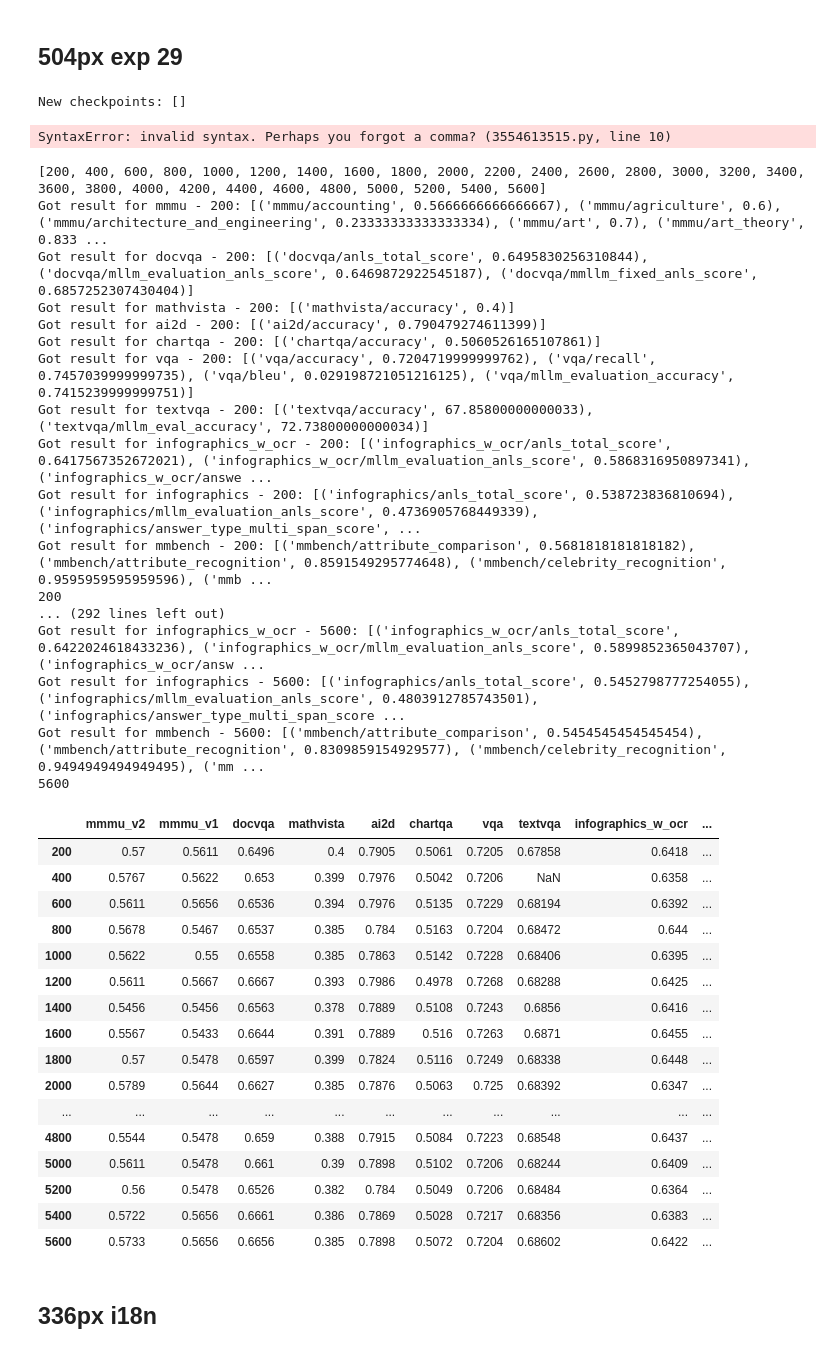
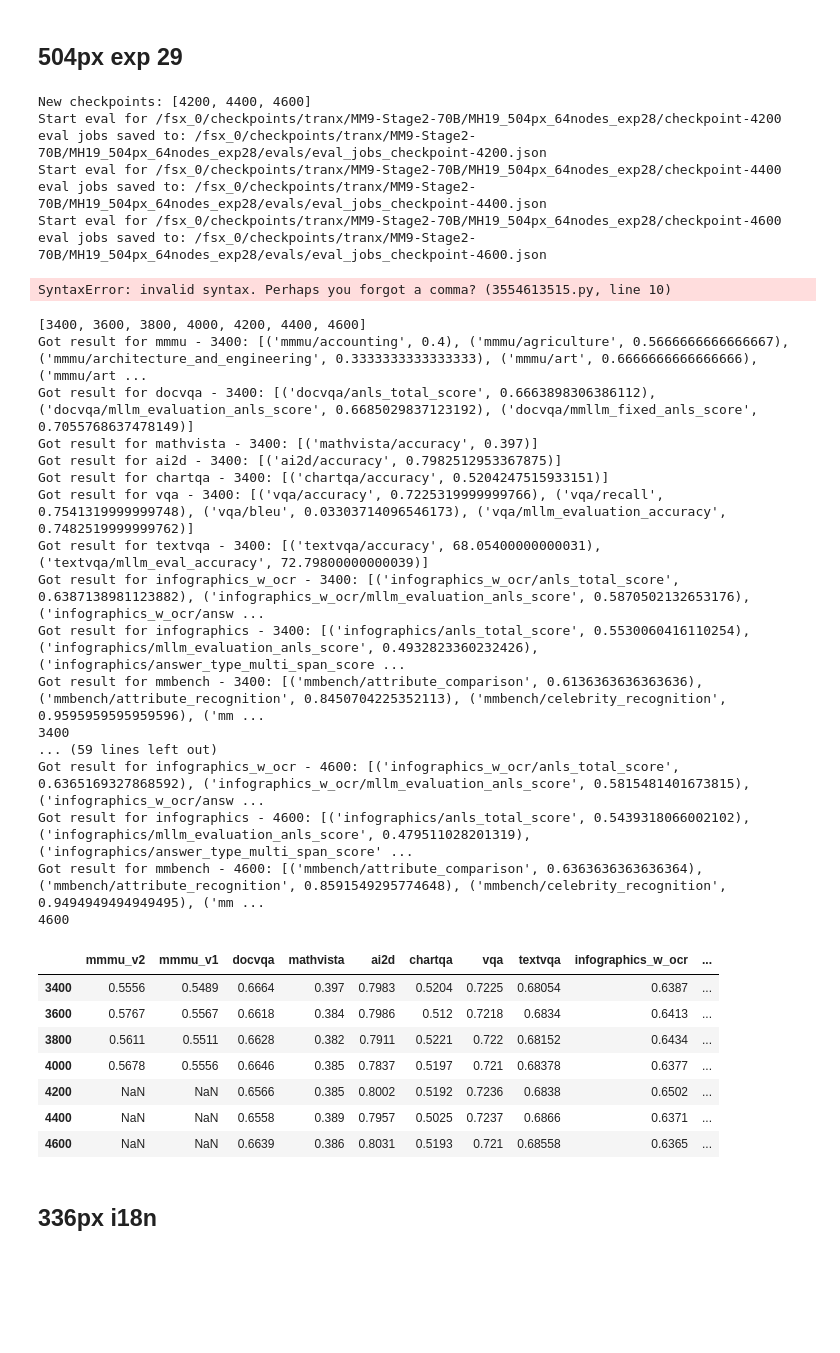
Before and after one commit to harrytranx/experiments, a Jupyter notebook: eval.ipynb, the cells around one changed output. Drawn from its saved outputs; the diff is of its cells as text; code cells hidden in the pictures; blank space fills up the shorter version.

```diff
--- a/eval.ipynb
+++ b/eval.ipynb
@@ -453,13 +457,19 @@ Got result for mmbench - 4200: [('mmbench/attribute_comparison', 0.5909090909090
 ## 504px exp 29
 # %%
 eval_helper.run_eval_sweep(
-    output_dir=f"/fsx_0/checkpoints/tranx/MM9-Stage2-70B/MH19_504px_64nodes_exp29",
+    output_dir=f"/fsx_0/checkpoints/tranx/MM9-Stage2-70B/MH19_504px_64nodes_exp28",
     eval_sbatch=EVAL_SBATCH,
     eval_config_dir=EVAL_CONFIG_DIR,
     aligner_parent_dir=ALIGNER_CODE_DIR,
 )
 # %% [output]
-New checkpoints: []
+New checkpoints: [4200, 4400, 4600]
+Start eval for /fsx_0/checkpoints/tranx/MM9-Stage2-70B/MH19_504px_64nodes_exp28/checkpoint-4200
+eval jobs saved to: /fsx_0/checkpoints/tranx/MM9-Stage2-70B/MH19_504px_64nodes_exp28/evals/eval_jobs_checkpoint-4200.json
+Start eval for /fsx_0/checkpoints/tranx/MM9-Stage2-70B/MH19_504px_64nodes_exp28/checkpoint-4400
+eval jobs saved to: /fsx_0/checkpoints/tranx/MM9-Stage2-70B/MH19_504px_64nodes_exp28/evals/eval_jobs_checkpoint-4400.json
+Start eval for /fsx_0/checkpoints/tranx/MM9-Stage2-70B/MH19_504px_64nodes_exp28/checkpoint-4600
+eval jobs saved to: /fsx_0/checkpoints/tranx/MM9-Stage2-70B/MH19_504px_64nodes_exp28/evals/eval_jobs_checkpoint-4600.json
 # %%
 # output_dir = "/fsx_0/checkpoints/tranx/MM9-Stage2-70B/MH19_504px_64nodes_exp29"
 # c = 5200
@@ -477,42 +487,33 @@ New checkpoints: []
 # %% [output]
 SyntaxError: invalid syntax. Perhaps you forgot a comma? (3554613515.py, line 10)
 # %%
-eval_helper.get_eval_scores_all("/fsx_0/checkpoints/tranx/MM9-Stage2-70B/MH19_504px_64nodes_exp29")
+eval_helper.get_eval_scores_all("/fsx_0/checkpoints/tranx/MM9-Stage2-70B/MH19_504px_64nodes_exp28")
 # %% [output]
-[200, 400, 600, 800, 1000, 1200, 1400, 1600, 1800, 2000, 2200, 2400, 2600, 2800, 3000, 3200, 3400, 3600, 3800, 4000, 4200, 4400, 4600, 4800, 5000, 5200, 5400, 5600]
-Got result for mmmu - 200: [('mmmu/accounting', 0.5666666666666667), ('mmmu/agriculture', 0.6), ('mmmu/architecture_and_engineering', 0.23333333333333334), ('mmmu/art', 0.7), ('mmmu/art_theory', 0.833 ...
-Got result for docvqa - 200: [('docvqa/anls_total_score', 0.6495830256310844), ('docvqa/mllm_evaluation_anls_score', 0.6469872922545187), ('docvqa/mmllm_fixed_anls_score', 0.6857252307430404)]
-Got result for mathvista - 200: [('mathvista/accuracy', 0.4)]
-Got result for ai2d - 200: [('ai2d/accuracy', 0.790479274611399)]
-Got result for chartqa - 200: [('chartqa/accuracy', 0.5060526165107861)]
-Got result for vqa - 200: [('vqa/accuracy', 0.7204719999999762), ('vqa/recall', 0.7457039999999735), ('vqa/bleu', 0.029198721051216125), ('vqa/mllm_evaluation_accuracy', 0.7415239999999751)]
-Got result for textvqa - 200: [('textvqa/accuracy', 67.85800000000033), ('textvqa/mllm_eval_accuracy', 72.73800000000034)]
-Got result for infographics_w_ocr - 200: [('infographics_w_ocr/anls_total_score', 0.6417567352672021), ('infographics_w_ocr/mllm_evaluation_anls_score', 0.5868316950897341), ('infographics_w_ocr/answe ...
-Got result for infographics - 200: [('infographics/anls_total_score', 0.538723836810694), ('infographics/mllm_evaluation_anls_score', 0.4736905768449339), ('infographics/answer_type_multi_span_score', ...
-Got result for mmbench - 200: [('mmbench/attribute_comparison', 0.5681818181818182), ('mmbench/attribute_recognition', 0.8591549295774648), ('mmbench/celebrity_recognition', 0.9595959595959596), ('mmb ...
-200
-... (292 lines left out)
-Got result for infographics_w_ocr - 5600: [('infographics_w_ocr/anls_total_score', 0.6422024618433236), ('infographics_w_ocr/mllm_evaluation_anls_score', 0.5899852365043707), ('infographics_w_ocr/answ ...
-Got result for infographics - 5600: [('infographics/anls_total_score', 0.5452798777254055), ('infographics/mllm_evaluation_anls_score', 0.4803912785743501), ('infographics/answer_type_multi_span_score ...
-Got result for mmbench - 5600: [('mmbench/attribute_comparison', 0.5454545454545454), ('mmbench/attribute_recognition', 0.8309859154929577), ('mmbench/celebrity_recognition', 0.9494949494949495), ('mm ...
-5600
+[3400, 3600, 3800, 4000, 4200, 4400, 4600]
+Got result for mmmu - 3400: [('mmmu/accounting', 0.4), ('mmmu/agriculture', 0.5666666666666667), ('mmmu/architecture_and_engineering', 0.3333333333333333), ('mmmu/art', 0.6666666666666666), ('mmmu/art ...
+Got result for docvqa - 3400: [('docvqa/anls_total_score', 0.6663898306386112), ('docvqa/mllm_evaluation_anls_score', 0.6685029837123192), ('docvqa/mmllm_fixed_anls_score', 0.7055768637478149)]
+Got result for mathvista - 3400: [('mathvista/accuracy', 0.397)]
+Got result for ai2d - 3400: [('ai2d/accuracy', 0.7982512953367875)]
+Got result for chartqa - 3400: [('chartqa/accuracy', 0.5204247515933151)]
+Got result for vqa - 3400: [('vqa/accuracy', 0.7225319999999766), ('vqa/recall', 0.7541319999999748), ('vqa/bleu', 0.03303714096546173), ('vqa/mllm_evaluation_accuracy', 0.7482519999999762)]
+Got result for textvqa - 3400: [('textvqa/accuracy', 68.05400000000031), ('textvqa/mllm_eval_accuracy', 72.79800000000039)]
+Got result for infographics_w_ocr - 3400: [('infographics_w_ocr/anls_total_score', 0.6387138981123882), ('infographics_w_ocr/mllm_evaluation_anls_score', 0.5870502132653176), ('infographics_w_ocr/answ ...
+Got result for infographics - 3400: [('infographics/anls_total_score', 0.5530060416110254), ('infographics/mllm_evaluation_anls_score', 0.4932823360232426), ('infographics/answer_type_multi_span_score ...
+Got result for mmbench - 3400: [('mmbench/attribute_comparison', 0.6136363636363636), ('mmbench/attribute_recognition', 0.8450704225352113), ('mmbench/celebrity_recognition', 0.9595959595959596), ('mm ...
+3400
+... (59 lines left out)
+Got result for infographics_w_ocr - 4600: [('infographics_w_ocr/anls_total_score', 0.6365169327868592), ('infographics_w_ocr/mllm_evaluation_anls_score', 0.5815481401673815), ('infographics_w_ocr/answ ...
+Got result for infographics - 4600: [('infographics/anls_total_score', 0.5439318066002102), ('infographics/mllm_evaluation_anls_score', 0.479511028201319), ('infographics/answer_type_multi_span_score' ...
+Got result for mmbench - 4600: [('mmbench/attribute_comparison', 0.6363636363636364), ('mmbench/attribute_recognition', 0.8591549295774648), ('mmbench/celebrity_recognition', 0.9494949494949495), ('mm ...
+4600
 |  | mmmu_v2 | mmmu_v1 | docvqa | mathvista | ai2d | chartqa | vqa | textvqa | infographics_w_ocr | ... |
-| 200 | 0.57 | 0.5611 | 0.6496 | 0.4 | 0.7905 | 0.5061 | 0.7205 | 0.67858 | 0.6418 | ... |
-| 400 | 0.5767 | 0.5622 | 0.653 | 0.399 | 0.7976 | 0.5042 | 0.7206 | NaN | 0.6358 | ... |
-| 600 | 0.5611 | 0.5656 | 0.6536 | 0.394 | 0.7976 | 0.5135 | 0.7229 | 0.68194 | 0.6392 | ... |
-| 800 | 0.5678 | 0.5467 | 0.6537 | 0.385 | 0.784 | 0.5163 | 0.7204 | 0.68472 | 0.644 | ... |
-| 1000 | 0.5622 | 0.55 | 0.6558 | 0.385 | 0.7863 | 0.5142 | 0.7228 | 0.68406 | 0.6395 | ... |
-| 1200 | 0.5611 | 0.5667 | 0.6667 | 0.393 | 0.7986 | 0.4978 | 0.7268 | 0.68288 | 0.6425 | ... |
-| 1400 | 0.5456 | 0.5456 | 0.6563 | 0.378 | 0.7889 | 0.5108 | 0.7243 | 0.6856 | 0.6416 | ... |
-| 1600 | 0.5567 | 0.5433 | 0.6644 | 0.391 | 0.7889 | 0.516 | 0.7263 | 0.6871 | 0.6455 | ... |
-| 1800 | 0.57 | 0.5478 | 0.6597 | 0.399 | 0.7824 | 0.5116 | 0.7249 | 0.68338 | 0.6448 | ... |
-| 2000 | 0.5789 | 0.5644 | 0.6627 | 0.385 | 0.7876 | 0.5063 | 0.725 | 0.68392 | 0.6347 | ... |
-| ... | ... | ... | ... | ... | ... | ... | ... | ... | ... | ... |
-| 4800 | 0.5544 | 0.5478 | 0.659 | 0.388 | 0.7915 | 0.5084 | 0.7223 | 0.68548 | 0.6437 | ... |
-| 5000 | 0.5611 | 0.5478 | 0.661 | 0.39 | 0.7898 | 0.5102 | 0.7206 | 0.68244 | 0.6409 | ... |
-| 5200 | 0.56 | 0.5478 | 0.6526 | 0.382 | 0.784 | 0.5049 | 0.7206 | 0.68484 | 0.6364 | ... |
-| 5400 | 0.5722 | 0.5656 | 0.6661 | 0.386 | 0.7869 | 0.5028 | 0.7217 | 0.68356 | 0.6383 | ... |
-| 5600 | 0.5733 | 0.5656 | 0.6656 | 0.385 | 0.7898 | 0.5072 | 0.7204 | 0.68602 | 0.6422 | ... |
+| 3400 | 0.5556 | 0.5489 | 0.6664 | 0.397 | 0.7983 | 0.5204 | 0.7225 | 0.68054 | 0.6387 | ... |
+| 3600 | 0.5767 | 0.5567 | 0.6618 | 0.384 | 0.7986 | 0.512 | 0.7218 | 0.6834 | 0.6413 | ... |
+| 3800 | 0.5611 | 0.5511 | 0.6628 | 0.382 | 0.7911 | 0.5221 | 0.722 | 0.68152 | 0.6434 | ... |
+| 4000 | 0.5678 | 0.5556 | 0.6646 | 0.385 | 0.7837 | 0.5197 | 0.721 | 0.68378 | 0.6377 | ... |
+| 4200 | NaN | NaN | 0.6566 | 0.385 | 0.8002 | 0.5192 | 0.7236 | 0.6838 | 0.6502 | ... |
+| 4400 | NaN | NaN | 0.6558 | 0.389 | 0.7957 | 0.5025 | 0.7237 | 0.6866 | 0.6371 | ... |
+| 4600 | NaN | NaN | 0.6639 | 0.386 | 0.8031 | 0.5193 | 0.721 | 0.68558 | 0.6365 | ... |
 # %% [markdown]
 ## 336px i18n
 # %%
```
Also changed, not shown: parts of 9 cells of this notebook, 6 other files.
